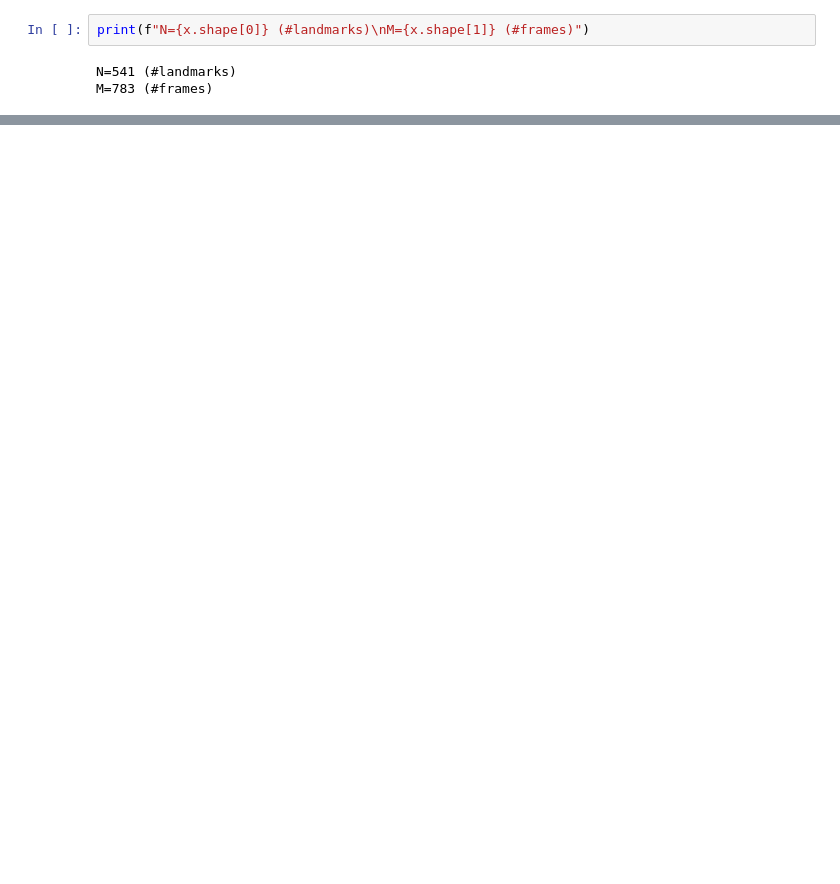
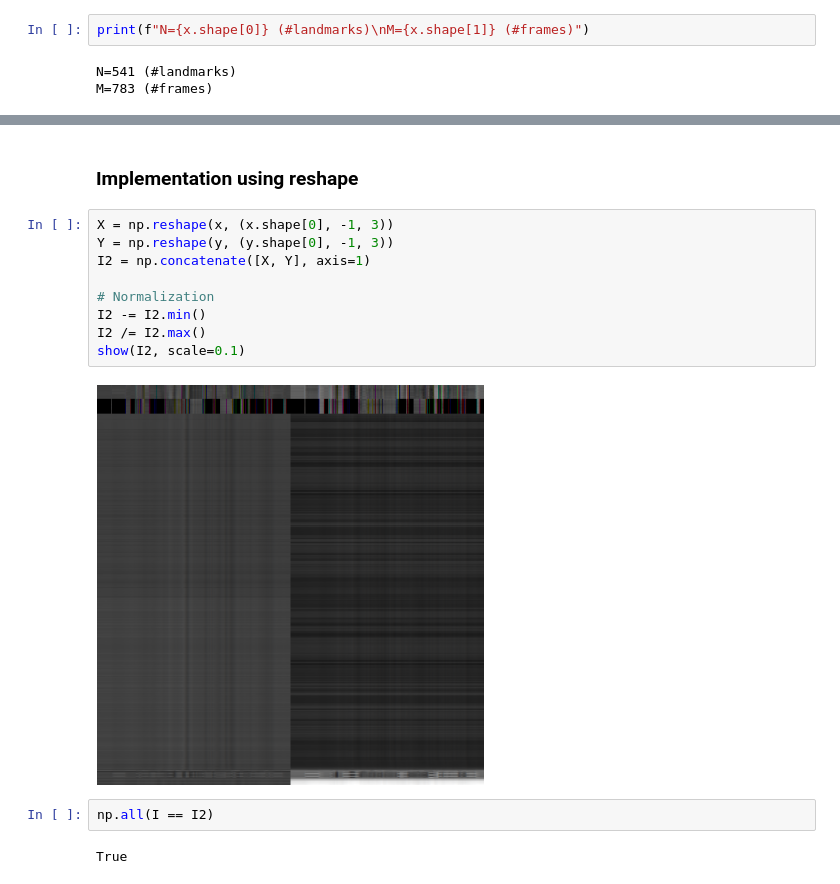
Before and after one commit to Dudu197/sign-language-recognition, a Jupyter notebook: notebooks/skeleton2image.ipynb, the cells around one changed output, grey strips where cells are left out. Saved outputs shown, nothing was run; the diff lists cells and outputs as text; blank space fills up the shorter version.

Commit message:
added function based on reshape

```diff
--- a/notebooks/skeleton2image.ipynb
+++ b/notebooks/skeleton2image.ipynb
@@ -135,0 +104,17 @@ array([[[ 0,  1],
+# %% [markdown]
+### Implementation using reshape
+# %%
+X = np.reshape(x, (x.shape[0], -1, 3))
+Y = np.reshape(y, (y.shape[0], -1, 3))
+I2 = np.concatenate([X, Y], axis=1)
+
+# Normalization
+I2 -= I2.min()
+I2 /= I2.max()
+show(I2, scale=0.1)
+# %% [output]
+[figure, added]
+# %%
+np.all(I == I2)
+# %% [output]
+True
```
Also changed, not shown: parts of 10 cells of this notebook, 1 other file.
